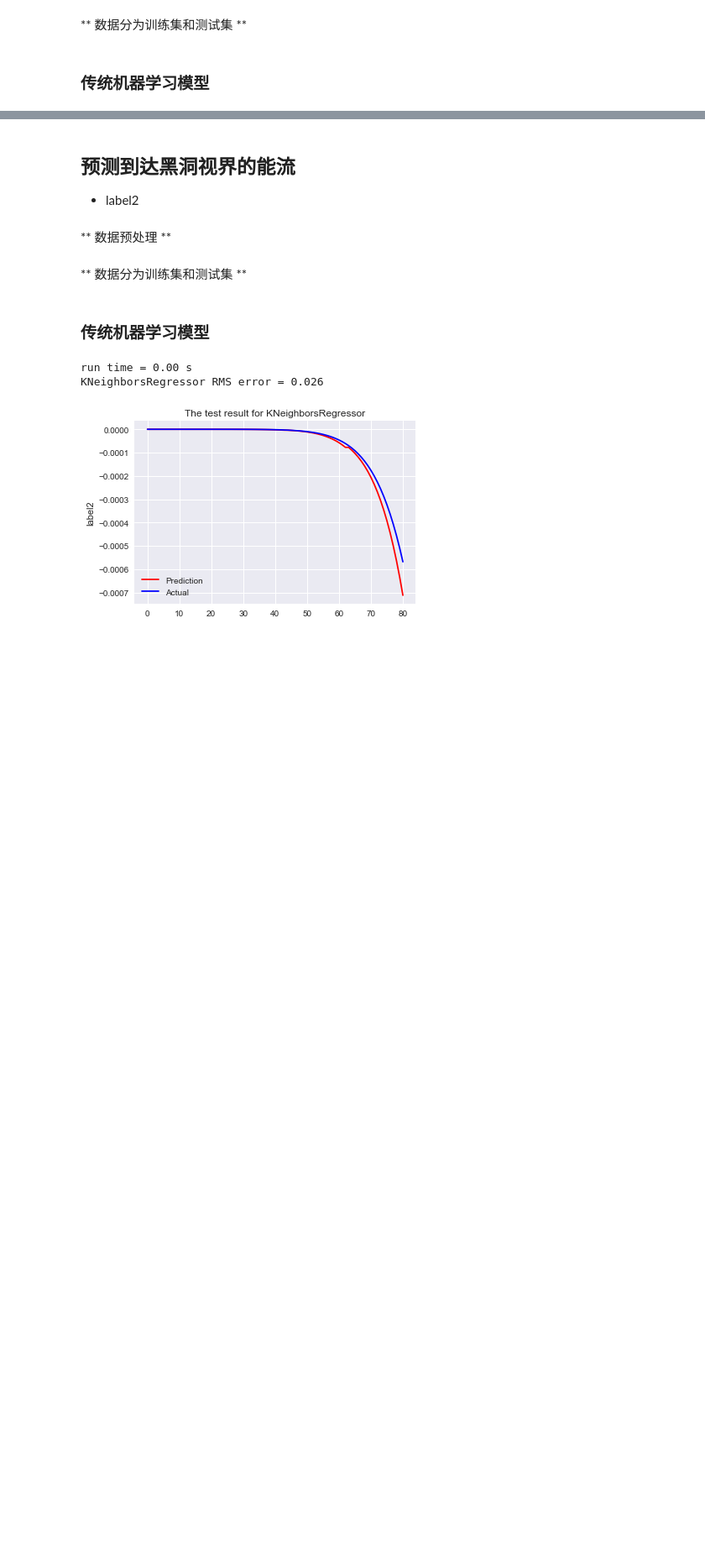
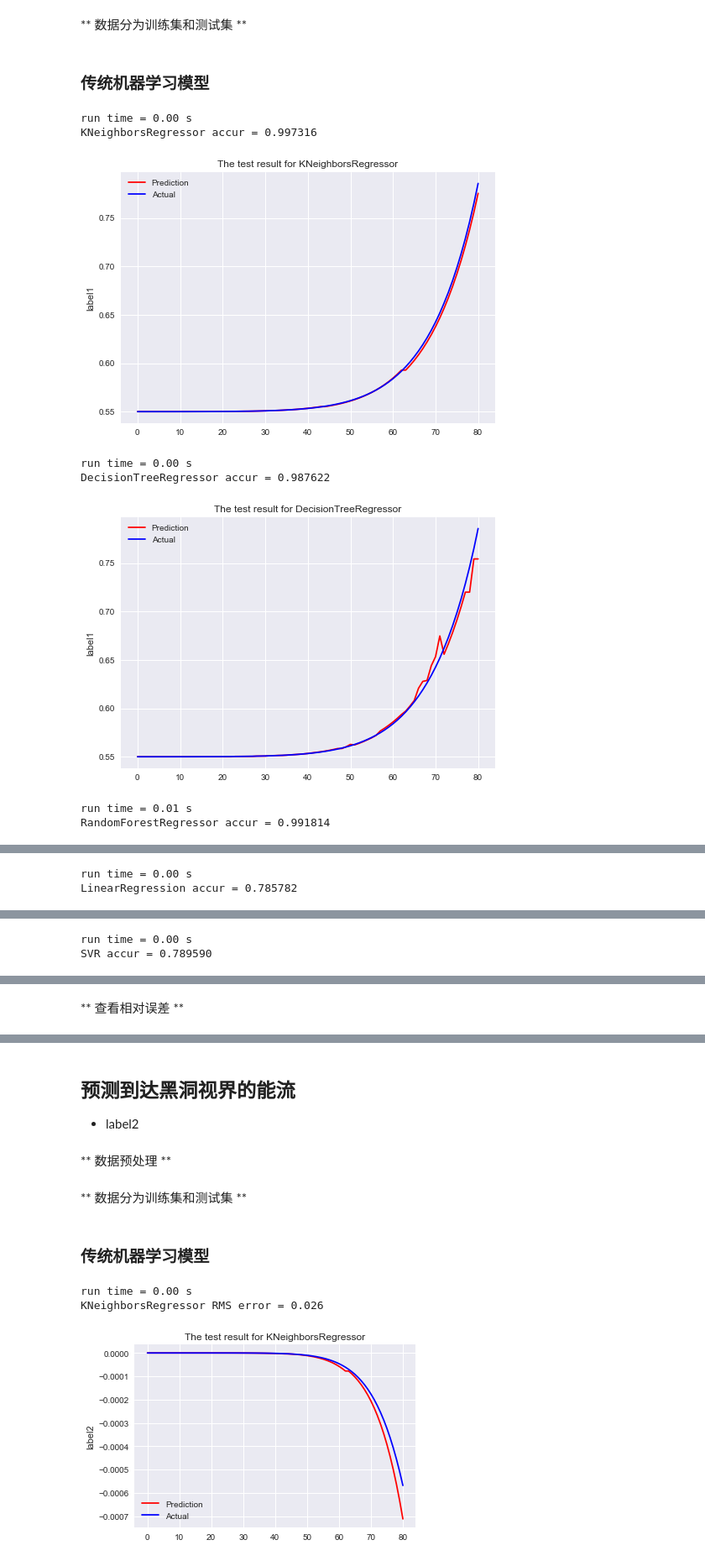
Before and after one commit to fenghaotong/MachineLearning, a Jupyter notebook: AstroML/TFLUXLM.ipynb, the cells around one changed output, grey strips where cells are left out. Shown at 84% size. Cells and saved outputs as stored; diff of their text form; code cells hidden in the pictures; blank space fills up the shorter version.

```diff
--- a/AstroML/TFLUXLM.ipynb
+++ b/AstroML/TFLUXLM.ipynb
@@ -174,8 +194,8 @@ def models(regs):
         print("run time = %0.2f s" % (time.time() - t0))
         ypred=model.predict(Xtest)
 
-        rms = np.sqrt(np.mean((ytest - ypred) ** 2))
-        print(regression.__name__ + " RMS error = %.2g" % rms)
+        acc = model.score(Xtest, ytest)
+        print(regression.__name__ + " accur = %f" % acc)
         newp = min_max_scaler.inverse_transform(ypred)
         newy_test = min_max_scaler.inverse_transform(ytest)
         plt.plot(newp, color='red', label='Prediction')
@@ -184,3 +204,15 @@ def models(regs):
         plt.title('The test result for {}'.format(regression.__name__))
         plt.ylabel('label1')
         plt.show()
+# %%
+regs = ((KNeighborsRegressor), (tree.DecisionTreeRegressor), (RandomForestRegressor),(LinearRegression),(svm.SVR))
+models(regs)
+# %% [output]
+run time = 0.00 s
+KNeighborsRegressor accur = 0.997316
+[figure, added]
+run time = 0.00 s
+DecisionTreeRegressor accur = 0.987622
+[figure, added]
+run time = 0.01 s
+RandomForestRegressor accur = 0.991814
@@ -186,0 +220,2 @@ def models(regs):
+run time = 0.00 s
+LinearRegression accur = 0.785782
@@ -186,0 +223,2 @@ def models(regs):
+run time = 0.00 s
+SVR accur = 0.789590
@@ -186,0 +226,2 @@ def models(regs):
+# %% [markdown]
+** 查看相对误差 **
```
Also changed, not shown: parts of 7 cells of this notebook.
